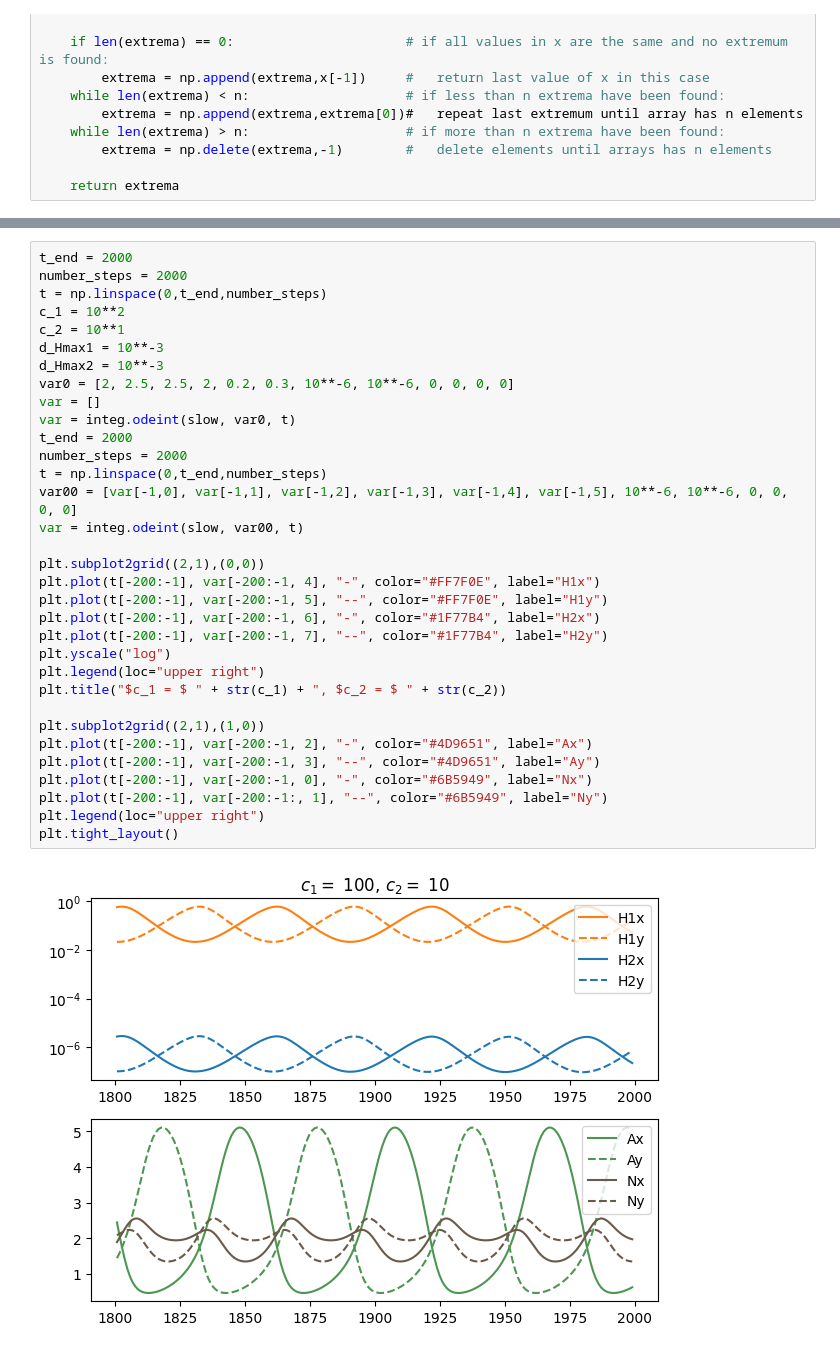
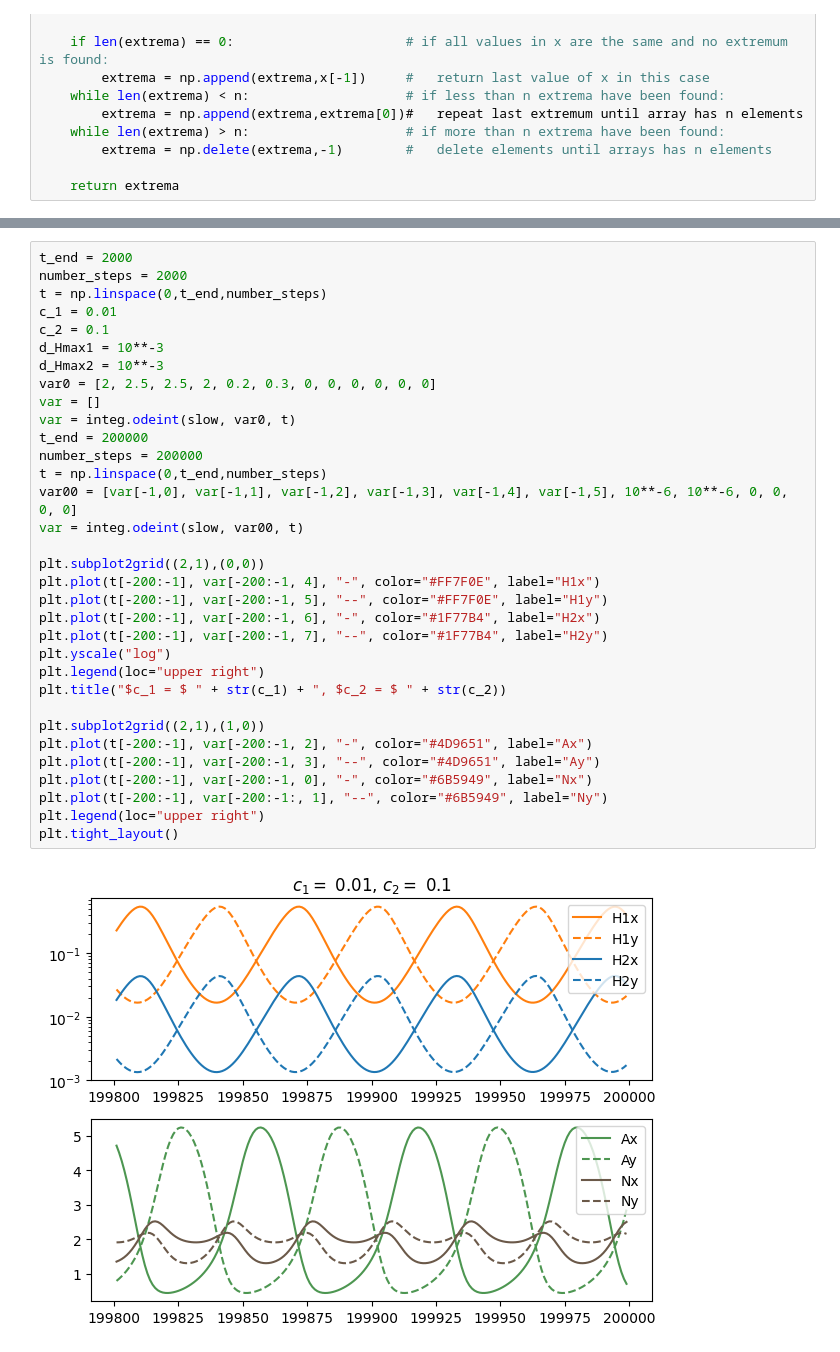
Before and after one commit to rbnmj/turingmodel, a Jupyter notebook: main_crowding2.ipynb, the cells around one changed output, grey strips where cells are left out. Drawn from its saved outputs; the diff is of its cells as text.

```diff
--- a/main_crowding2.ipynb
+++ b/main_crowding2.ipynb
@@ -475,35 +532,35 @@ Text(0.5, 1.0, '$d_{max, H} = $1')
 # %%
 t_end = 2000
 number_steps = 2000
 t = np.linspace(0,t_end,number_steps)
-c_1 = 10**2
-c_2 = 10**1
+c_1 = 0.01
+c_2 = 0.1
 d_Hmax1 = 10**-3
 d_Hmax2 = 10**-3
-var0 = [2, 2.5, 2.5, 2, 0.2, 0.3, 10**-6, 10**-6, 0, 0, 0, 0]
+var0 = [2, 2.5, 2.5, 2, 0.2, 0.3, 0, 0, 0, 0, 0, 0]
 var = []
 var = integ.odeint(slow, var0, t)
-t_end = 2000
-number_steps = 2000
+t_end = 200000
+number_steps = 200000
 t = np.linspace(0,t_end,number_steps)
 var00 = [var[-1,0], var[-1,1], var[-1,2], var[-1,3], var[-1,4], var[-1,5], 10**-6, 10**-6, 0, 0, 0, 0]
 var = integ.odeint(slow, var00, t)
 
 plt.subplot2grid((2,1),(0,0))
 plt.plot(t[-200:-1], var[-200:-1, 4], "-", color="#FF7F0E", label="H1x")
 plt.plot(t[-200:-1], var[-200:-1, 5], "--", color="#FF7F0E", label="H1y")
 plt.plot(t[-200:-1], var[-200:-1, 6], "-", color="#1F77B4", label="H2x")
 plt.plot(t[-200:-1], var[-200:-1, 7], "--", color="#1F77B4", label="H2y")
 plt.yscale("log")
 plt.legend(loc="upper right")
 plt.title("$c_1 = $ " + str(c_1) + ", $c_2 = $ " + str(c_2))
 
 plt.subplot2grid((2,1),(1,0))
 plt.plot(t[-200:-1], var[-200:-1, 2], "-", color="#4D9651", label="Ax")
 plt.plot(t[-200:-1], var[-200:-1, 3], "--", color="#4D9651", label="Ay")
 plt.plot(t[-200:-1], var[-200:-1, 0], "-", color="#6B5949", label="Nx")
 plt.plot(t[-200:-1], var[-200:-1:, 1], "--", color="#6B5949", label="Ny")
 plt.legend(loc="upper right")
 plt.tight_layout()
 # %% [output]
-[figure, old version]
+[figure, new version]
```
Also changed, not shown: parts of 8 cells of this notebook, 11 other files.
